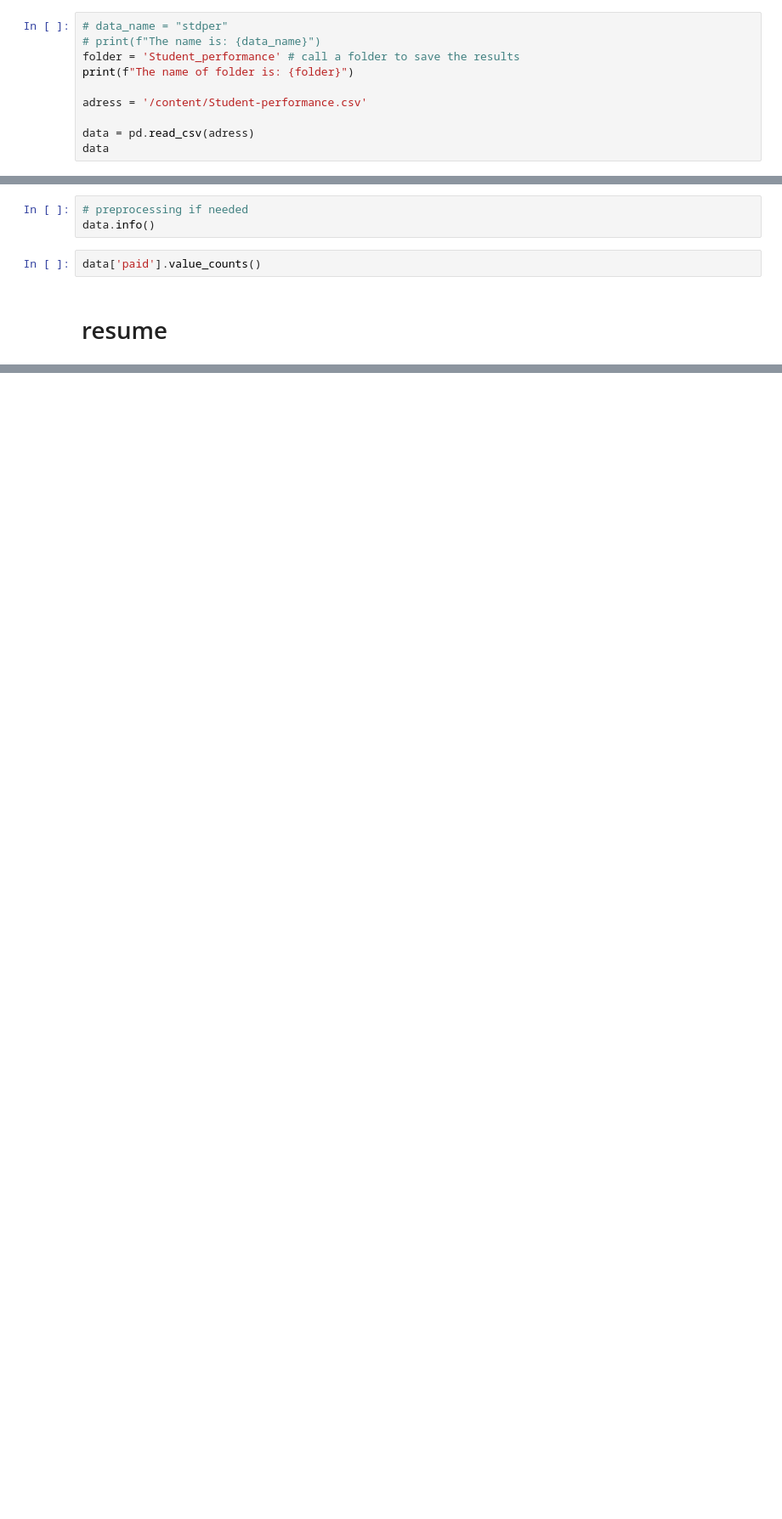
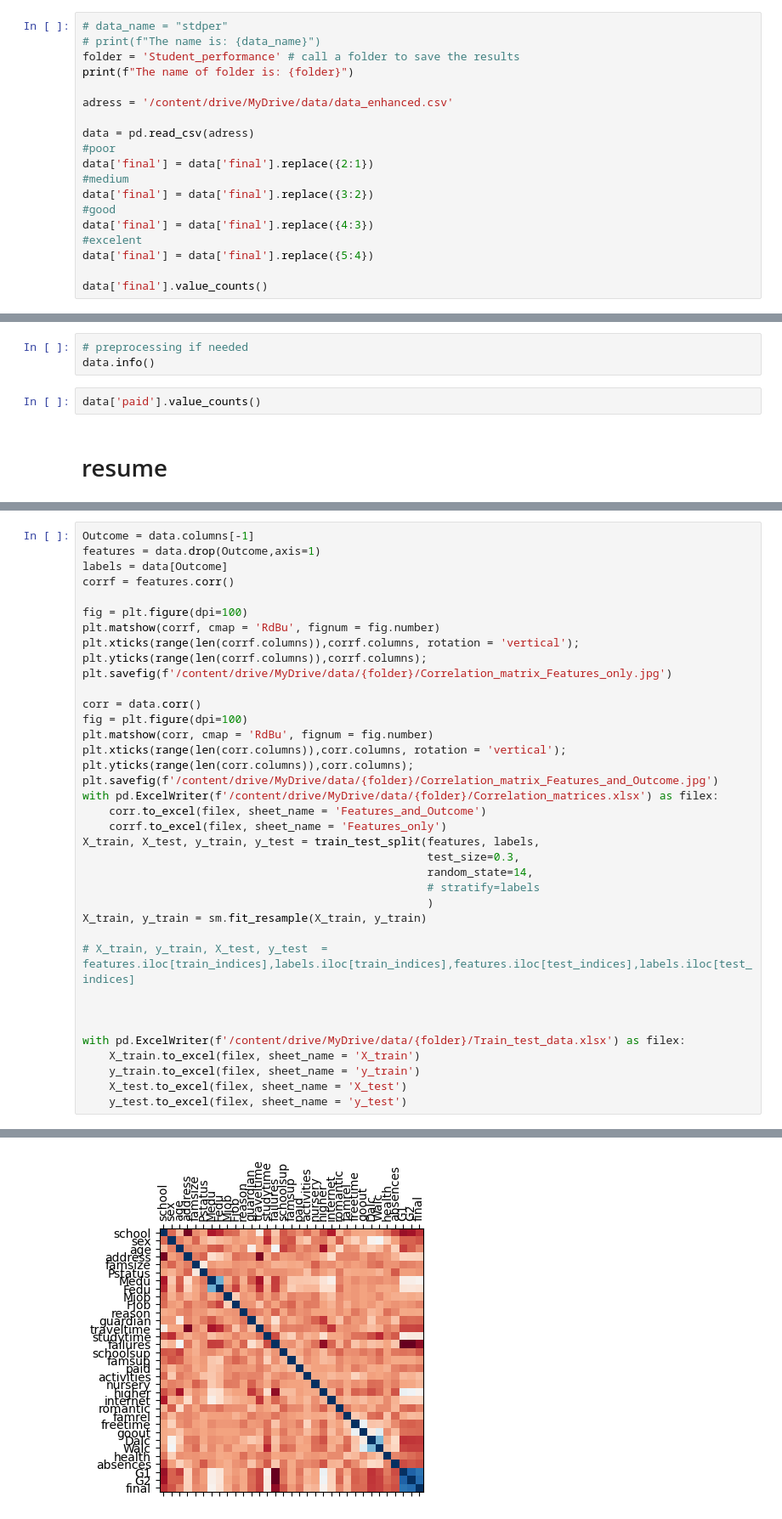
Before and after one commit to RedBatProject/Data-Science-Tools, a Jupyter notebook: Student_performance.ipynb, the cells around one changed output, grey strips where cells are left out. Shown: that part at 85% size. Cells and saved outputs as stored; diff of their text form; blank space fills up the shorter version.

```diff
--- a/Student_performance.ipynb
+++ b/Student_performance.ipynb
@@ -104,7 +107,16 @@ print("WELLCOME TO IMPLEMENTATION")
 folder = 'Student_performance' # call a folder to save the results
 print(f"The name of folder is: {folder}")
 
-adress = '/content/Student-performance.csv'
+adress = '/content/drive/MyDrive/data/data_enhanced.csv'
 
 data = pd.read_csv(adress)
-data
+#poor
+data['final'] = data['final'].replace({2:1})
+#medium
+data['final'] = data['final'].replace({3:2})
+#good
+data['final'] = data['final'].replace({4:3})
+#excelent
+data['final'] = data['final'].replace({5:4})
+
+data['final'].value_counts()
@@ -527,0 +205,38 @@ KeyboardInterrupt: ignored
+# %%
+Outcome = data.columns[-1]
+features = data.drop(Outcome,axis=1)
+labels = data[Outcome]
+corrf = features.corr()
+
+fig = plt.figure(dpi=100)
+plt.matshow(corrf, cmap = 'RdBu', fignum = fig.number)
+plt.xticks(range(len(corrf.columns)),corrf.columns, rotation = 'vertical');
+plt.yticks(range(len(corrf.columns)),corrf.columns);
+plt.savefig(f'/content/drive/MyDrive/data/{folder}/Correlation_matrix_Features_only.jpg')
+
+corr = data.corr()
+fig = plt.figure(dpi=100)
+plt.matshow(corr, cmap = 'RdBu', fignum = fig.number)
+plt.xticks(range(len(corr.columns)),corr.columns, rotation = 'vertical');
+plt.yticks(range(len(corr.columns)),corr.columns);
+plt.savefig(f'/content/drive/MyDrive/data/{folder}/Correlation_matrix_Features_and_Outcome.jpg')
+with pd.ExcelWriter(f'/content/drive/MyDrive/data/{folder}/Correlation_matrices.xlsx') as filex:
+    corr.to_excel(filex, sheet_name = 'Features_and_Outcome')
+    corrf.to_excel(filex, sheet_name = 'Features_only')
+X_train, X_test, y_train, y_test = train_test_split(features, labels,
+                                                    test_size=0.3,
+                                                    random_state=14,
+                                                    # stratify=labels
+                                                    )
+X_train, y_train = sm.fit_resample(X_train, y_train)
+
+# X_train, y_train, X_test, y_test  = features.iloc[train_indices],labels.iloc[train_indices],features.iloc[test_indices],labels.iloc[test_indices]
+
+
+
+with pd.ExcelWriter(f'/content/drive/MyDrive/data/{folder}/Train_test_data.xlsx') as filex:
+    X_train.to_excel(filex, sheet_name = 'X_train')
+    y_train.to_excel(filex, sheet_name = 'y_train')
+    X_test.to_excel(filex, sheet_name = 'X_test')
+    y_test.to_excel(filex, sheet_name = 'y_test')
+# %% [output]
@@ -527,0 +244 @@ KeyboardInterrupt: ignored
+[figure, added]
```
Also changed, not shown: parts of 66 cells of this notebook.
